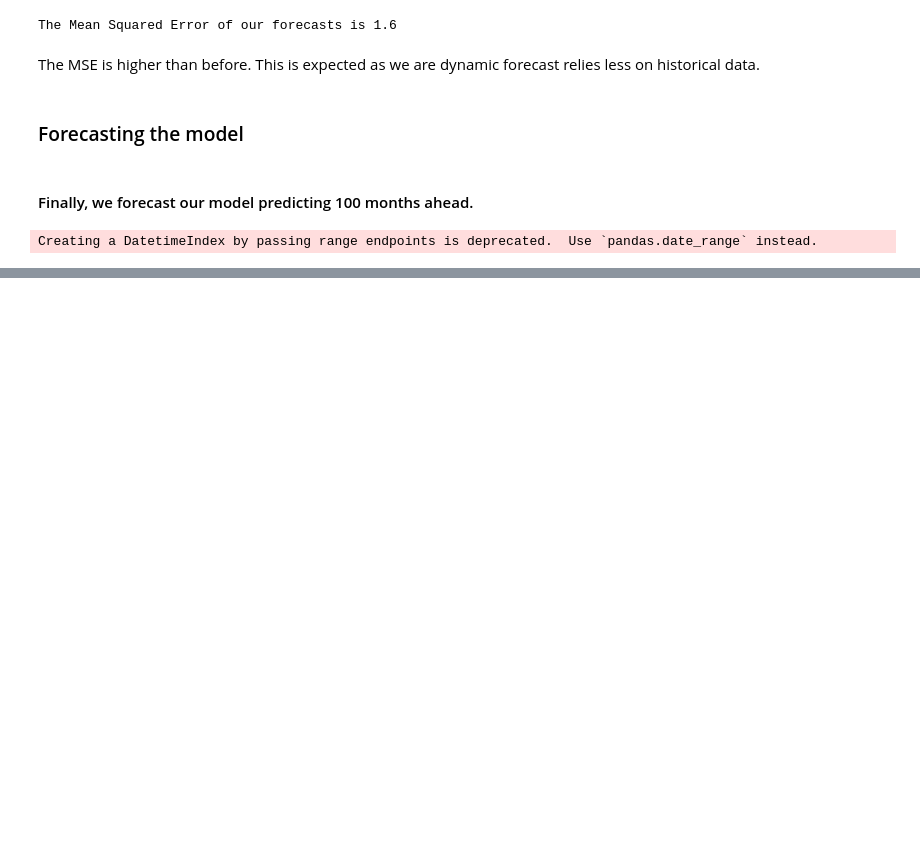
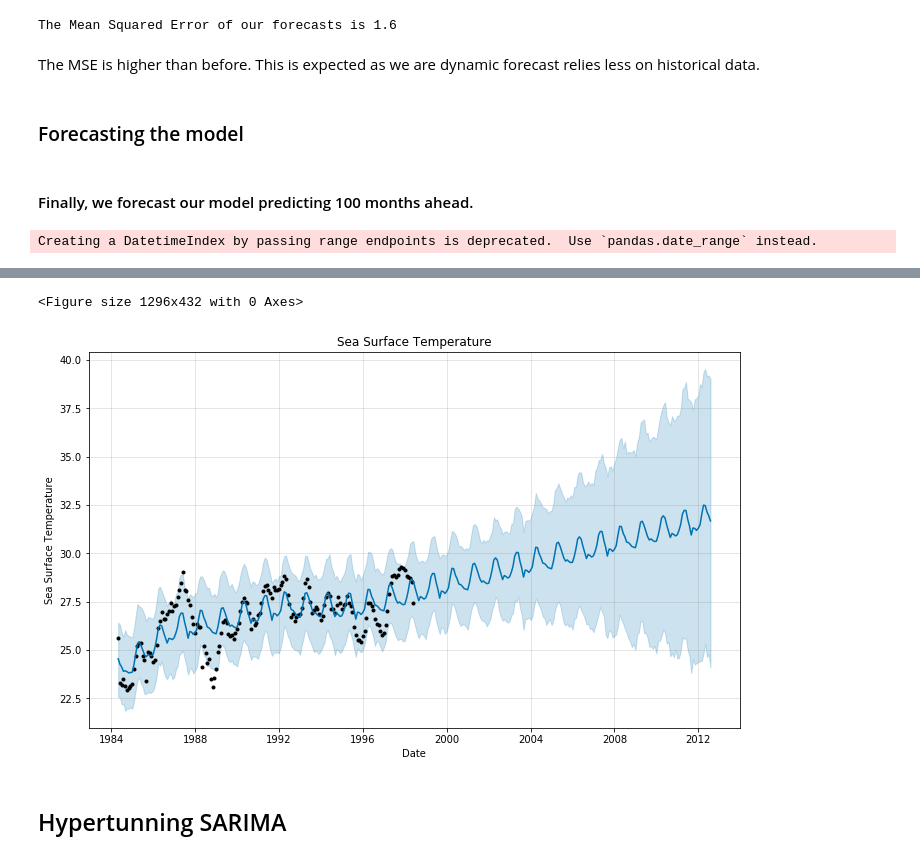
Before and after one commit to dvsun/Final_Project, a Jupyter notebook: Analysis/Time-Series-Analysis-ONI for Sea Surface Temperature.ipynb, the cells around one changed output, grey strips where cells are left out. Cells and saved outputs as stored; diff of their text form; code cells hidden in the pictures; blank space fills up the shorter version.

```diff
--- a/Analysis/Time-Series-Analysis-ONI for Sea Surface Temperature.ipynb
+++ b/Analysis/Time-Series-Analysis-ONI for Sea Surface Temperature.ipynb
@@ -418,0 +410,2 @@ plt.show()
+# %%
+z = y_rev.reset_index().rename(columns = {'date':'ds', 's.s.temp.' : 'y'})
@@ -418,0 +427,3 @@ plt.show()
+# %%
+prophet_model = Prophet(interval_width=0.95)
+prophet_model.fit(z)
@@ -418,0 +436,13 @@ plt.show()
+# %%
+sea_temp_forecast = prophet_model.make_future_dataframe(periods=170, freq='MS')
+sea_temp_forecast = prophet_model.predict(sea_temp_forecast)
+
+
+plt.figure(figsize=(18, 6))
+prophet_model.plot(sea_temp_forecast, xlabel = 'Date', ylabel = 'Sea Surface Temperature')
+plt.title('Sea Surface Temperature');
+# %% [output]
+<Figure size 1296x432 with 0 Axes>
+[figure, added]
+# %% [markdown]
+## Hypertunning SARIMA
```
Also changed, not shown: parts of 20 cells of this notebook, 3 other files.
